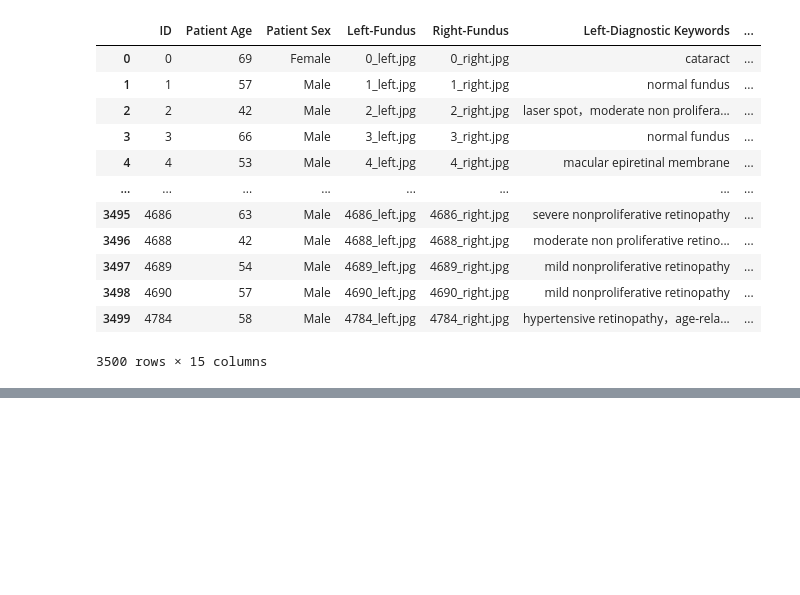
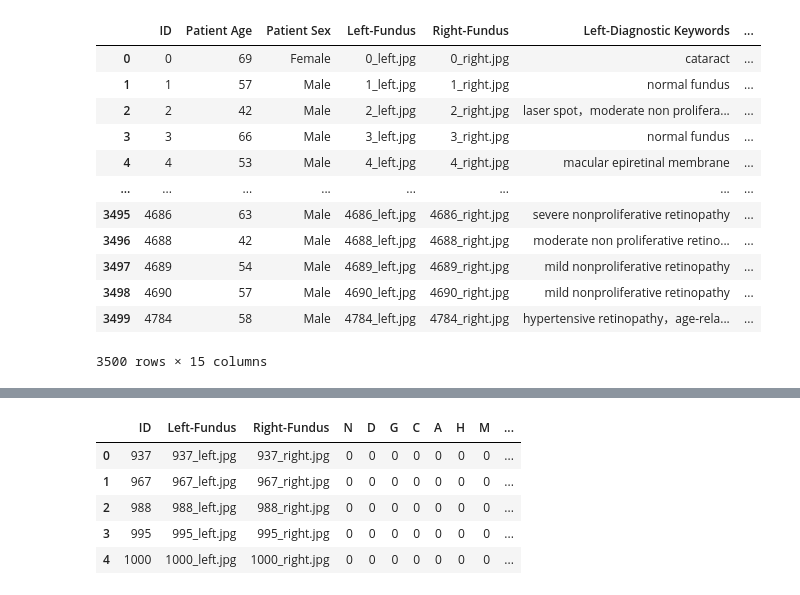
Before and after one commit to florencecornelissen/ODIR_challenge, a Jupyter notebook: split_training_validation.ipynb, the cells around one changed output, grey strips where cells are left out. Drawn from its saved outputs; the diff is of its cells as text; code cells hidden in the pictures; blank space fills up the shorter version.

```diff
--- a/split_training_validation.ipynb
+++ b/split_training_validation.ipynb
@@ -43,7 +68,7 @@ df
 | 3499 | 4784 | 58 | Male | 4784_left.jpg | 4784_right.jpg | hypertensive retinopathy，age-rela... | ... |
 3500 rows × 15 columns
 # %%
-train, test = train_test_split(df, test_size=(500/3500), random_state=42, shuffle=True)
+train, validation = train_test_split(df, test_size=(500/3500), random_state=42, shuffle=True)
 # %%
 # determine the path where to save the train and test file
 data_dir = Path('./datasplits')
@@ -67,0 +100,3 @@ len(dfvalidation.index)
+# %%
+for i in ['N'	,'D'	,'G',	'C',	'A'	,'H'	,'M',	'O']:
+  print(validation[i].value_counts())
@@ -67,0 +139,20 @@ len(dfvalidation.index)
+# %%
+left_test=[]
+right_test=[]
+ID=[]
+for i in test['ID']:
+  ID.append(i)
+  left_test.append(str(i)+'_left.jpg')
+  right_test.append(str(i)+'_right.jpg')
+
+name_df=pd.DataFrame(zip(ID,left_test,right_test),columns=['ID','Left-Fundus','Right-Fundus'])
+name_df.head()
+result = pd.merge(name_df, test, on='ID')
+result.head()
+# %% [output]
+|  | ID | Left-Fundus | Right-Fundus | N | D | G | C | A | H | M | ... |
+| 0 | 937 | 937_left.jpg | 937_right.jpg | 0 | 0 | 0 | 0 | 0 | 0 | 0 | ... |
+| 1 | 967 | 967_left.jpg | 967_right.jpg | 0 | 0 | 0 | 0 | 0 | 0 | 0 | ... |
+| 2 | 988 | 988_left.jpg | 988_right.jpg | 0 | 0 | 0 | 0 | 0 | 0 | 0 | ... |
+| 3 | 995 | 995_left.jpg | 995_right.jpg | 0 | 0 | 0 | 0 | 0 | 0 | 0 | ... |
+| 4 | 1000 | 1000_left.jpg | 1000_right.jpg | 0 | 0 | 0 | 0 | 0 | 0 | 0 | ... |
```
Also changed, not shown: parts of 34 cells of this notebook, 2 other files.
